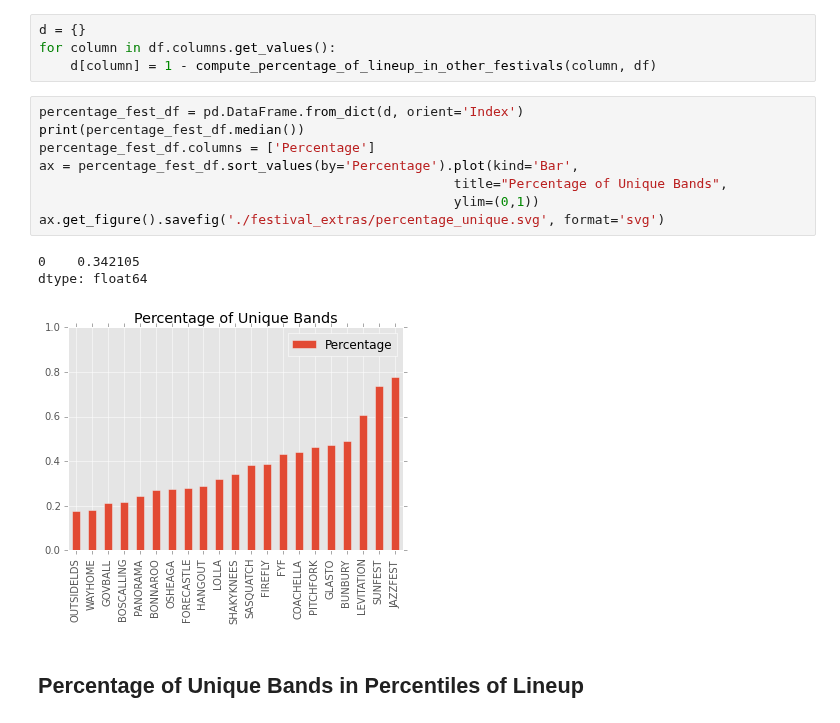
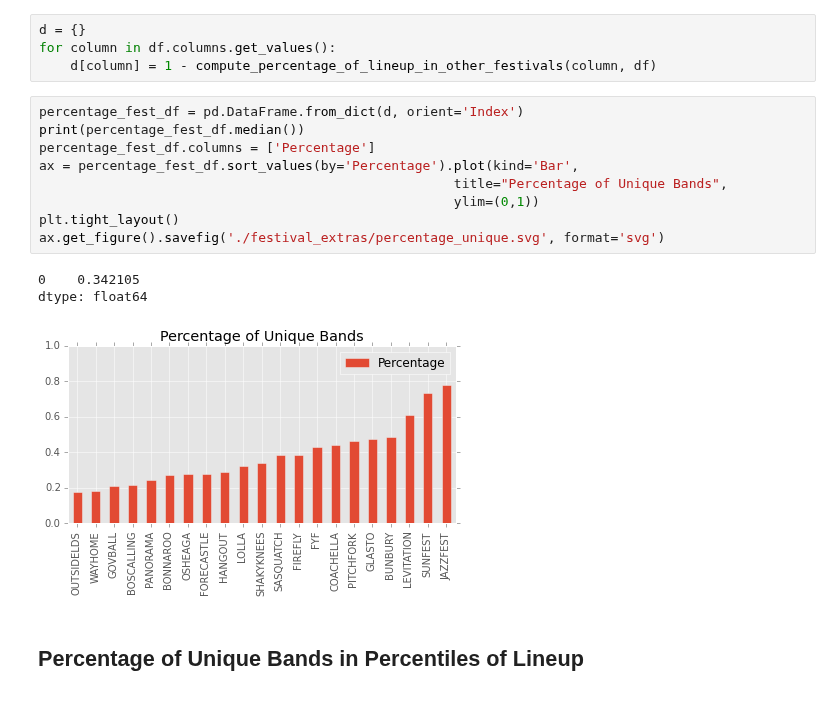
Before and after one commit to hunterowens/hunterowens.github.io, a Jupyter notebook: notebooks/new_power_ranks.ipynb, the cells around one changed output. Drawn from its saved outputs; the diff is of its cells as text.

Commit message:
fix the charts

```diff
--- a/notebooks/new_power_ranks.ipynb
+++ b/notebooks/new_power_ranks.ipynb
@@ -40,15 +40,16 @@ for column in df.columns.get_values():
 # %%
 percentage_fest_df = pd.DataFrame.from_dict(d, orient='Index')
 print(percentage_fest_df.median())
 percentage_fest_df.columns = ['Percentage']
 ax = percentage_fest_df.sort_values(by='Percentage').plot(kind='Bar',
                                                      title="Percentage of Unique Bands",
                                                      ylim=(0,1))
+plt.tight_layout()
 ax.get_figure().savefig('./festival_extras/percentage_unique.svg', format='svg')
 # %% [output]
 0    0.342105
 dtype: float64
-[figure, old version]
+[figure, new version]
 # %% [markdown]
 ## Percentage of Unique Bands in Percentiles of Lineup
 # %%
```
Also changed, not shown: parts of 9 cells of this notebook, 9 other files.
